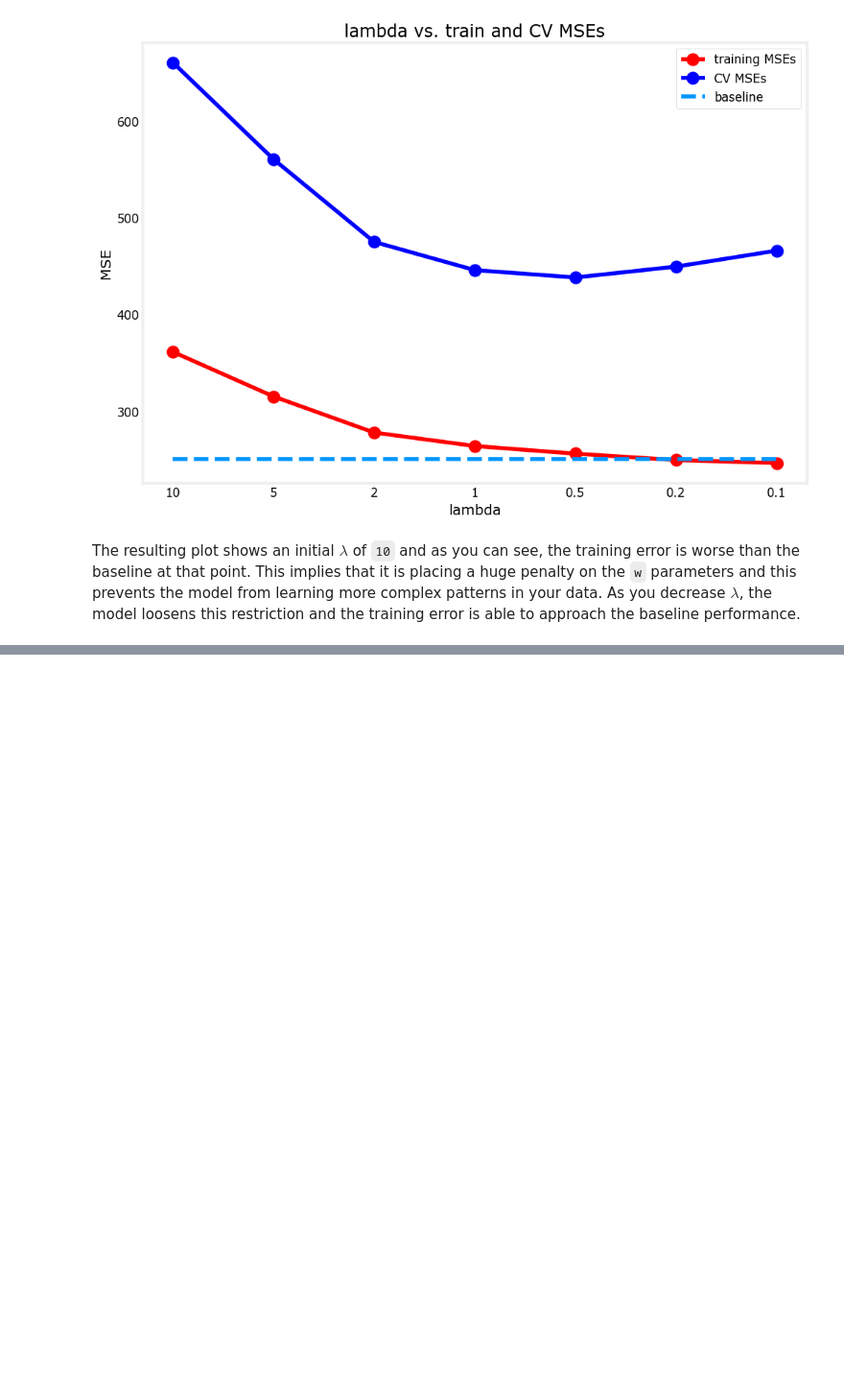
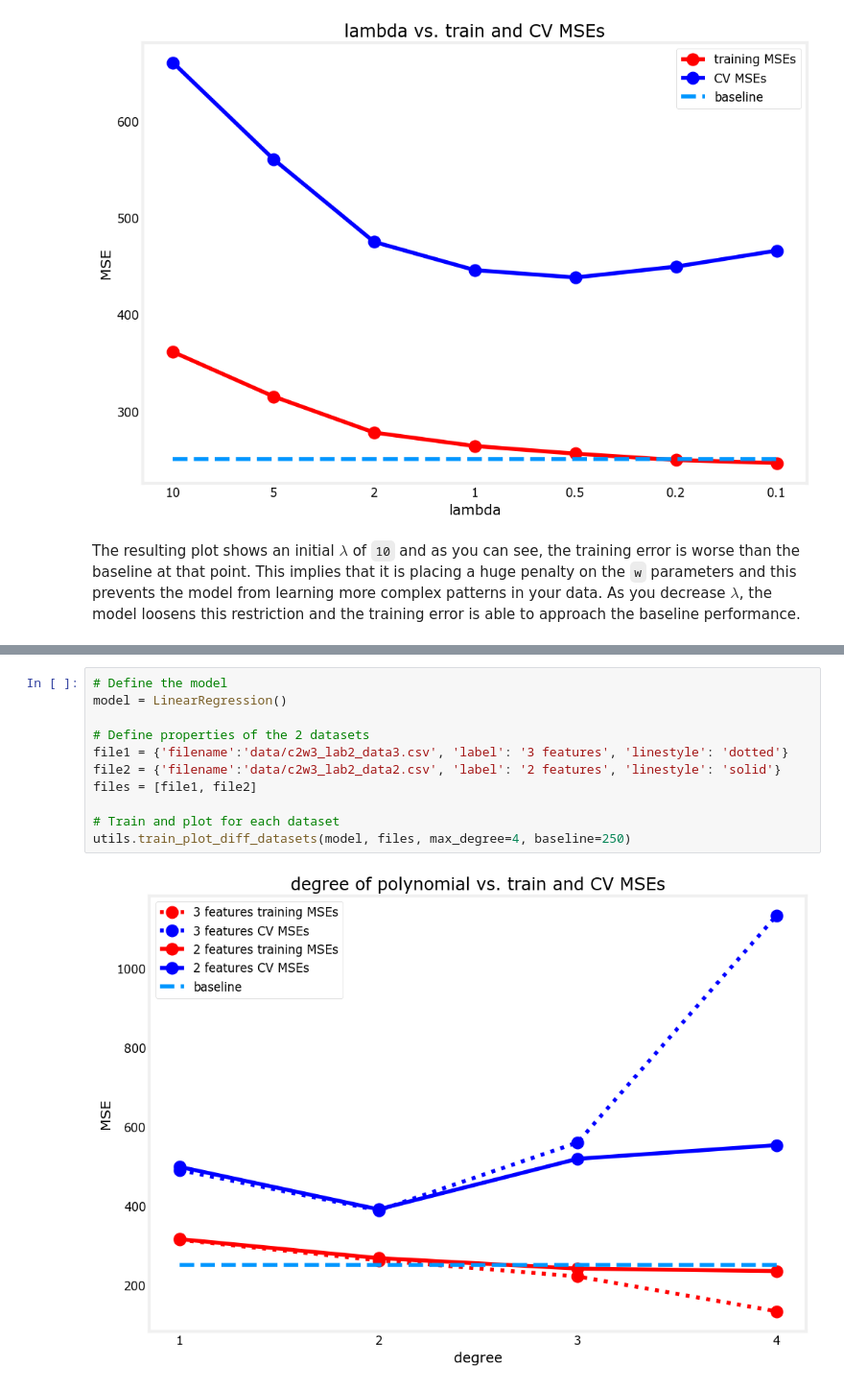
Before and after one commit to OoFa99/Machine-Learning-Specialization, a Jupyter notebook: C2_Advanced Learning Algorithms/Week3/C2_W3_Lab02_Diagnosing_Bias_and_Variance.ipynb, the cells around one changed output, grey strips where cells are left out. Shown at 96% size. Drawn from its saved outputs; the diff is of its cells as text; blank space fills up the shorter version.

```diff
--- a/C2_Advanced Learning Algorithms/Week3/C2_W3_Lab02_Diagnosing_Bias_and_Variance.ipynb
+++ b/C2_Advanced Learning Algorithms/Week3/C2_W3_Lab02_Diagnosing_Bias_and_Variance.ipynb
@@ -139,0 +192,13 @@ The resulting plot shows an initial $\lambda$ of `10` and as you can see, the tr
+# %%
+# Define the model
+model = LinearRegression()
+
+# Define properties of the 2 datasets
+file1 = {'filename':'data/c2w3_lab2_data3.csv', 'label': '3 features', 'linestyle': 'dotted'}
+file2 = {'filename':'data/c2w3_lab2_data2.csv', 'label': '2 features', 'linestyle': 'solid'}
+files = [file1, file2]
+
+# Train and plot for each dataset
+utils.train_plot_diff_datasets(model, files, max_degree=4, baseline=250)
+# %% [output]
+[figure, added]
```
Also changed, not shown: parts of 9 cells of this notebook.
